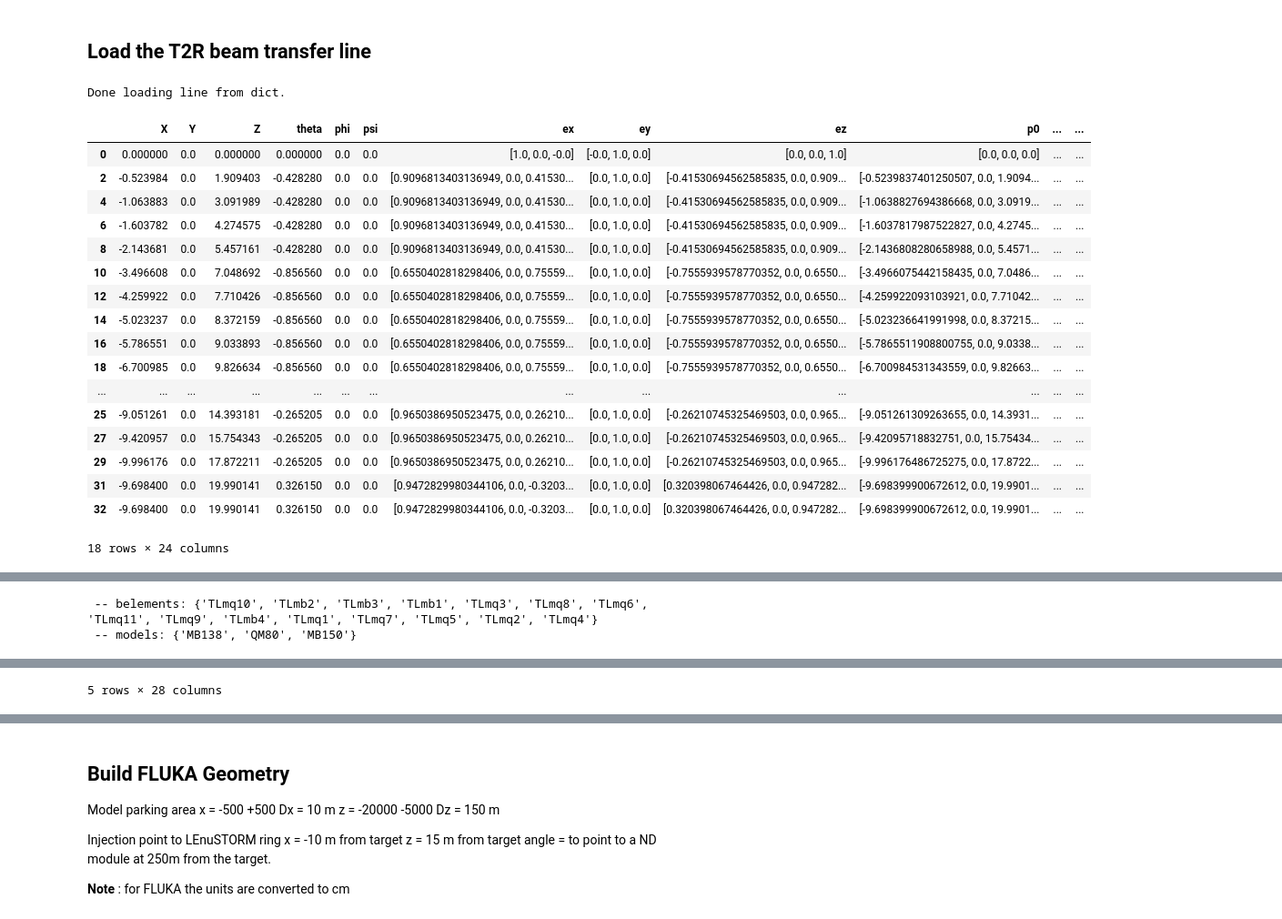
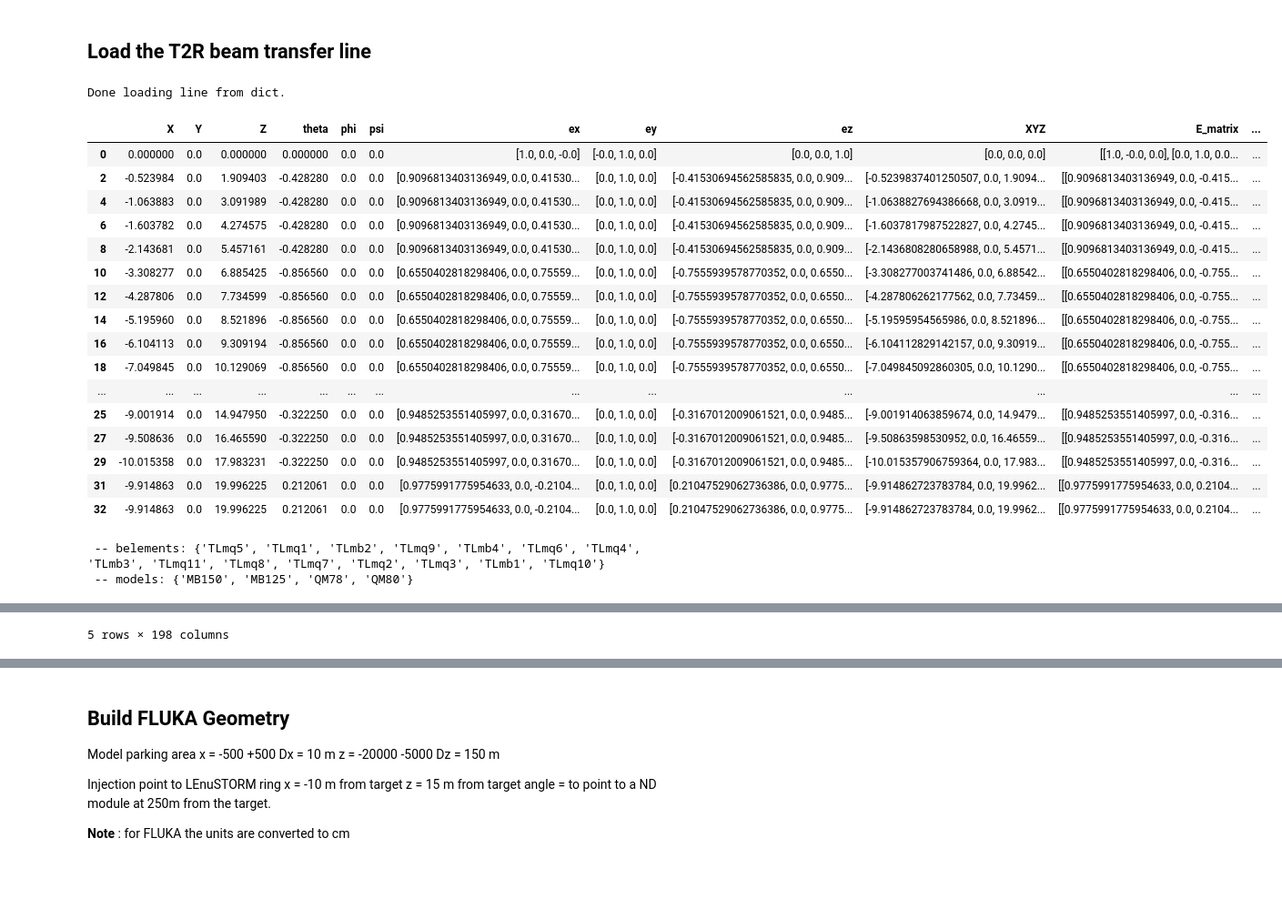
Before and after one commit to iefthymio/essnusbsim, a Jupyter notebook: notebooks/generate_fluka.ipynb, the cells around one changed output, grey strips where cells are left out. Shown at 91% size. Cells and saved outputs as stored; diff of their text form; code cells hidden in the pictures; blank space fills up the shorter version.

```diff
--- a/notebooks/generate_fluka.ipynb
+++ b/notebooks/generate_fluka.ipynb
@@ -60,3 +59,27 @@ getcoord = lambda x, ofs: ' '.join(map(str, (np.array(x)+ofs*np.sign(x))*100))
 
 >>> Running InitPlots.py - Version : 1.02 - 07.03.2023 (IE)
 ---- running configPlots function
+# %%
+
+from pathlib import Path
+
+BASE = Path().resolve().parent
+
+data_path = BASE / "data"
+opt_path = BASE / "data" / "raw"
+output_path = BASE / "data" / "intermediate"
+
+paths = {
+    "BASE": BASE,
+    "data_path": data_path,
+    "opt_path": opt_path,
+    "output_path": output_path,
+}
+
+print("\n" + "=" * 80)
+print(f"Starting generate_fulka.ipynb")
+print("=" * 80 + "\n")
+
+print("\nDefined paths:")
+for name, value in paths.items():
+    print(f"  {name:<15} {value}")
@@ -63,6 +97,6 @@ getcoord = lambda x, ofs: ' '.join(map(str, (np.array(x)+ofs*np.sign(x))*100))
 # %%
-with open('essbeamsim.yaml','r') as fin:
-    config = bsim.DotDict(yaml.safe_load(fin))
+with open(f'{data_path}/essbeamsim.yaml','r') as fin:
+    config = hlp.DotDict(yaml.safe_load(fin))
 pprint.pprint(config)
 # %% [output]
 {'beam_size': 0.1,
@@ -313,46 +442,47 @@ Ignoring fixed y limits to fulfill fixed data aspect with adjustable data limits
 # %%
 # fin = '../src/transfer-line-1050.json'
 fin = '../src/20250922-t2r-line.json'
+fin = opt_path / config.t2roptics
 t2rline = xt.Line.from_json(fin)
 
 _t2renv = t2rline.env
 _t2renv.new('t2rend', xt.Marker)
 t2rline.insert([
     _t2renv.place('t2rend', at=t2rline.get_length())
     ])
 
-t2rline_df = t2rline.to_pandas()
-t2rline_df['length'] = t2rline_df['s_end'] - t2rline_df['s_start']
 
-t2rline_df['kvalue'] = t2rline_df.apply(lambda x: get_kvalue(x), axis=1)
+t2rline_df = t2rline.get_table(attr=True).to_pandas()
+t2rline_df['kvalue'] = t2rline_df.apply(lambda x: hlp.get_kvalue(x), axis=1)
 
 t2rsrv_df = t2rline.survey().to_pandas()
 t2rsrv_df = t2rsrv_df.rename(columns={'name':'name_srv'})
 display(t2rsrv_df[t2rsrv_df.element_type != 'Drift'].head(40))
 
-t2rline_df = t2rline_df.join(t2rsrv_df[['name_srv','X','Y','Z','theta','phi','psi','angle']], how='outer')
+
+t2rline_df = t2rline_df.join(t2rsrv_df[['name_srv','X','Y','Z','theta','phi','psi']], how='outer')
 assert t2rline_df.isna().any().any(), 'NaN values found in the dataframe' # there should be no NaN if dataframes of same length
 
-t2rline_elements_df = get_flukadf(t2rline_df, lineid='TL', verbose=True)
-
+t2rline_elements_df = hlp.get_flukadf(t2rline_df, lineid='TL', verbose=True)
 display(t2rline_elements_df.head())
 # %% [output]
 Done loading line from dict.
-|  | X | Y | Z | theta | phi | psi | ex | ey | ez | p0 | ... | ... |
-| 0 | 0.000000 | 0.0 | 0.000000 | 0.000000 | 0.0 | 0.0 | [1.0, 0.0, -0.0] | [-0.0, 1.0, 0.0] | [0.0, 0.0, 1.0] | [0.0, 0.0, 0.0] | ... | ... |
-| 2 | -0.523984 | 0.0 | 1.909403 | -0.428280 | 0.0 | 0.0 | [0.9096813403136949, 0.0, 0.41530... | [0.0, 1.0, 0.0] | [-0.41530694562585835, 0.0, 0.909... | [-0.5239837401250507, 0.0, 1.9094... | ... | ... |
-| 4 | -1.063883 | 0.0 | 3.091989 | -0.428280 | 0.0 | 0.0 | [0.9096813403136949, 0.0, 0.41530... | [0.0, 1.0, 0.0] | [-0.41530694562585835, 0.0, 0.909... | [-1.0638827694386668, 0.0, 3.0919... | ... | ... |
-| 6 | -1.603782 | 0.0 | 4.274575 | -0.428280 | 0.0 | 0.0 | [0.9096813403136949, 0.0, 0.41530... | [0.0, 1.0, 0.0] | [-0.41530694562585835, 0.0, 0.909... | [-1.6037817987522827, 0.0, 4.2745... | ... | ... |
-| 8 | -2.143681 | 0.0 | 5.457161 | -0.428280 | 0.0 | 0.0 | [0.9096813403136949, 0.0, 0.41530... | [0.0, 1.0, 0.0] | [-0.41530694562585835, 0.0, 0.909... | [-2.1436808280658988, 0.0, 5.4571... | ... | ... |
-| 10 | -3.496608 | 0.0 | 7.048692 | -0.856560 | 0.0 | 0.0 | [0.6550402818298406, 0.0, 0.75559... | [0.0, 1.0, 0.0] | [-0.7555939578770352, 0.0, 0.6550... | [-3.4966075442158435, 0.0, 7.0486... | ... | ... |
-| 12 | -4.259922 | 0.0 | 7.710426 | -0.856560 | 0.0 | 0.0 | [0.6550402818298406, 0.0, 0.75559... | [0.0, 1.0, 0.0] | [-0.7555939578770352, 0.0, 0.6550... | [-4.259922093103921, 0.0, 7.71042... | ... | ... |
-| 14 | -5.023237 | 0.0 | 8.372159 | -0.856560 | 0.0 | 0.0 | [0.6550402818298406, 0.0, 0.75559... | [0.0, 1.0, 0.0] | [-0.7555939578770352, 0.0, 0.6550... | [-5.023236641991998, 0.0, 8.37215... | ... | ... |
-| 16 | -5.786551 | 0.0 | 9.033893 | -0.856560 | 0.0 | 0.0 | [0.6550402818298406, 0.0, 0.75559... | [0.0, 1.0, 0.0] | [-0.7555939578770352, 0.0, 0.6550... | [-5.7865511908800755, 0.0, 9.0338... | ... | ... |
-| 18 | -6.700985 | 0.0 | 9.826634 | -0.856560 | 0.0 | 0.0 | [0.6550402818298406, 0.0, 0.75559... | [0.0, 1.0, 0.0] | [-0.7555939578770352, 0.0, 0.6550... | [-6.700984531343559, 0.0, 9.82663... | ... | ... |
+|  | X | Y | Z | theta | phi | psi | ex | ey | ez | XYZ | E_matrix | ... |
+| 0 | 0.000000 | 0.0 | 0.000000 | 0.000000 | 0.0 | 0.0 | [1.0, 0.0, -0.0] | [-0.0, 1.0, 0.0] | [0.0, 0.0, 1.0] | [0.0, 0.0, 0.0] | [[1.0, -0.0, 0.0], [0.0, 1.0, 0.0... | ... |
+| 2 | -0.523984 | 0.0 | 1.909403 | -0.428280 | 0.0 | 0.0 | [0.9096813403136949, 0.0, 0.41530... | [0.0, 1.0, 0.0] | [-0.41530694562585835, 0.0, 0.909... | [-0.5239837401250507, 0.0, 1.9094... | [[0.9096813403136949, 0.0, -0.415... | ... |
+| 4 | -1.063883 | 0.0 | 3.091989 | -0.428280 | 0.0 | 0.0 | [0.9096813403136949, 0.0, 0.41530... | [0.0, 1.0, 0.0] | [-0.41530694562585835, 0.0, 0.909... | [-1.0638827694386668, 0.0, 3.0919... | [[0.9096813403136949, 0.0, -0.415... | ... |
+| 6 | -1.603782 | 0.0 | 4.274575 | -0.428280 | 0.0 | 0.0 | [0.9096813403136949, 0.0, 0.41530... | [0.0, 1.0, 0.0] | [-0.41530694562585835, 0.0, 0.909... | [-1.6037817987522827, 0.0, 4.2745... | [[0.9096813403136949, 0.0, -0.415... | ... |
+| 8 | -2.143681 | 0.0 | 5.457161 | -0.428280 | 0.0 | 0.0 | [0.9096813403136949, 0.0, 0.41530... | [0.0, 1.0, 0.0] | [-0.41530694562585835, 0.0, 0.909... | [-2.1436808280658988, 0.0, 5.4571... | [[0.9096813403136949, 0.0, -0.415... | ... |
+| 10 | -3.308277 | 0.0 | 6.885425 | -0.856560 | 0.0 | 0.0 | [0.6550402818298406, 0.0, 0.75559... | [0.0, 1.0, 0.0] | [-0.7555939578770352, 0.0, 0.6550... | [-3.308277003741486, 0.0, 6.88542... | [[0.6550402818298406, 0.0, -0.755... | ... |
+| 12 | -4.287806 | 0.0 | 7.734599 | -0.856560 | 0.0 | 0.0 | [0.6550402818298406, 0.0, 0.75559... | [0.0, 1.0, 0.0] | [-0.7555939578770352, 0.0, 0.6550... | [-4.287806262177562, 0.0, 7.73459... | [[0.6550402818298406, 0.0, -0.755... | ... |
+| 14 | -5.195960 | 0.0 | 8.521896 | -0.856560 | 0.0 | 0.0 | [0.6550402818298406, 0.0, 0.75559... | [0.0, 1.0, 0.0] | [-0.7555939578770352, 0.0, 0.6550... | [-5.19595954565986, 0.0, 8.521896... | [[0.6550402818298406, 0.0, -0.755... | ... |
+| 16 | -6.104113 | 0.0 | 9.309194 | -0.856560 | 0.0 | 0.0 | [0.6550402818298406, 0.0, 0.75559... | [0.0, 1.0, 0.0] | [-0.7555939578770352, 0.0, 0.6550... | [-6.104112829142157, 0.0, 9.30919... | [[0.6550402818298406, 0.0, -0.755... | ... |
+| 18 | -7.049845 | 0.0 | 10.129069 | -0.856560 | 0.0 | 0.0 | [0.6550402818298406, 0.0, 0.75559... | [0.0, 1.0, 0.0] | [-0.7555939578770352, 0.0, 0.6550... | [-7.049845092860305, 0.0, 10.1290... | [[0.6550402818298406, 0.0, -0.755... | ... |
 | ... | ... | ... | ... | ... | ... | ... | ... | ... | ... | ... | ... | ... |
-| 25 | -9.051261 | 0.0 | 14.393181 | -0.265205 | 0.0 | 0.0 | [0.9650386950523475, 0.0, 0.26210... | [0.0, 1.0, 0.0] | [-0.26210745325469503, 0.0, 0.965... | [-9.051261309263655, 0.0, 14.3931... | ... | ... |
-| 27 | -9.420957 | 0.0 | 15.754343 | -0.265205 | 0.0 | 0.0 | [0.9650386950523475, 0.0, 0.26210... | [0.0, 1.0, 0.0] | [-0.26210745325469503, 0.0, 0.965... | [-9.42095718832751, 0.0, 15.75434... | ... | ... |
-| 29 | -9.996176 | 0.0 | 17.872211 | -0.265205 | 0.0 | 0.0 | [0.9650386950523475, 0.0, 0.26210... | [0.0, 1.0, 0.0] | [-0.26210745325469503, 0.0, 0.965... | [-9.996176486725275, 0.0, 17.8722... | ... | ... |
-| 31 | -9.698400 | 0.0 | 19.990141 | 0.326150 | 0.0 | 0.0 | [0.9472829980344106, 0.0, -0.3203... | [0.0, 1.0, 0.0] | [0.320398067464426, 0.0, 0.947282... | [-9.698399900672612, 0.0, 19.9901... | ... | ... |
-| 32 | -9.698400 | 0.0 | 19.990141 | 0.326150 | 0.0 | 0.0 | [0.9472829980344106, 0.0, -0.3203... | [0.0, 1.0, 0.0] | [0.320398067464426, 0.0, 0.947282... | [-9.698399900672612, 0.0, 19.9901... | ... | ... |
+| 25 | -9.001914 | 0.0 | 14.947950 | -0.322250 | 0.0 | 0.0 | [0.9485253551405997, 0.0, 0.31670... | [0.0, 1.0, 0.0] | [-0.3167012009061521, 0.0, 0.9485... | [-9.001914063859674, 0.0, 14.9479... | [[0.9485253551405997, 0.0, -0.316... | ... |
+| 27 | -9.508636 | 0.0 | 16.465590 | -0.322250 | 0.0 | 0.0 | [0.9485253551405997, 0.0, 0.31670... | [0.0, 1.0, 0.0] | [-0.3167012009061521, 0.0, 0.9485... | [-9.50863598530952, 0.0, 16.46559... | [[0.9485253551405997, 0.0, -0.316... | ... |
+| 29 | -10.015358 | 0.0 | 17.983231 | -0.322250 | 0.0 | 0.0 | [0.9485253551405997, 0.0, 0.31670... | [0.0, 1.0, 0.0] | [-0.3167012009061521, 0.0, 0.9485... | [-10.015357906759364, 0.0, 17.983... | [[0.9485253551405997, 0.0, -0.316... | ... |
+| 31 | -9.914863 | 0.0 | 19.996225 | 0.212061 | 0.0 | 0.0 | [0.9775991775954633, 0.0, -0.2104... | [0.0, 1.0, 0.0] | [0.21047529062736386, 0.0, 0.9775... | [-9.914862723783784, 0.0, 19.9962... | [[0.9775991775954633, 0.0, 0.2104... | ... |
+| 32 | -9.914863 | 0.0 | 19.996225 | 0.212061 | 0.0 | 0.0 | [0.9775991775954633, 0.0, -0.2104... | [0.0, 1.0, 0.0] | [0.21047529062736386, 0.0, 0.9775... | [-9.914862723783784, 0.0, 19.9962... | [[0.9775991775954633, 0.0, 0.2104... | ... |
-18 rows × 24 columns
+ -- belements: {'TLmq5', 'TLmq1', 'TLmb2', 'TLmq9', 'TLmb4', 'TLmq6', 'TLmq4', 'TLmb3', 'TLmq11', 'TLmq8', 'TLmq7', 'TLmq2', 'TLmq3', 'TLmb1', 'TLmq10'}
+ -- models: {'MB150', 'MB125', 'QM78', 'QM80'}
@@ -359,2 +495 @@ Done loading line from dict.
- -- belements: {'TLmq10', 'TLmb2', 'TLmb3', 'TLmb1', 'TLmq3', 'TLmq8', 'TLmq6', 'TLmq11', 'TLmq9', 'TLmb4', 'TLmq1', 'TLmq7', 'TLmq5', 'TLmq2', 'TLmq4'}
- -- models: {'MB138', 'QM80', 'MB150'}
+5 rows × 198 columns
@@ -367 +495,0 @@ Done loading line from dict.
-5 rows × 28 columns
```
Also changed, not shown: parts of 47 cells of this notebook, 31 other files.
